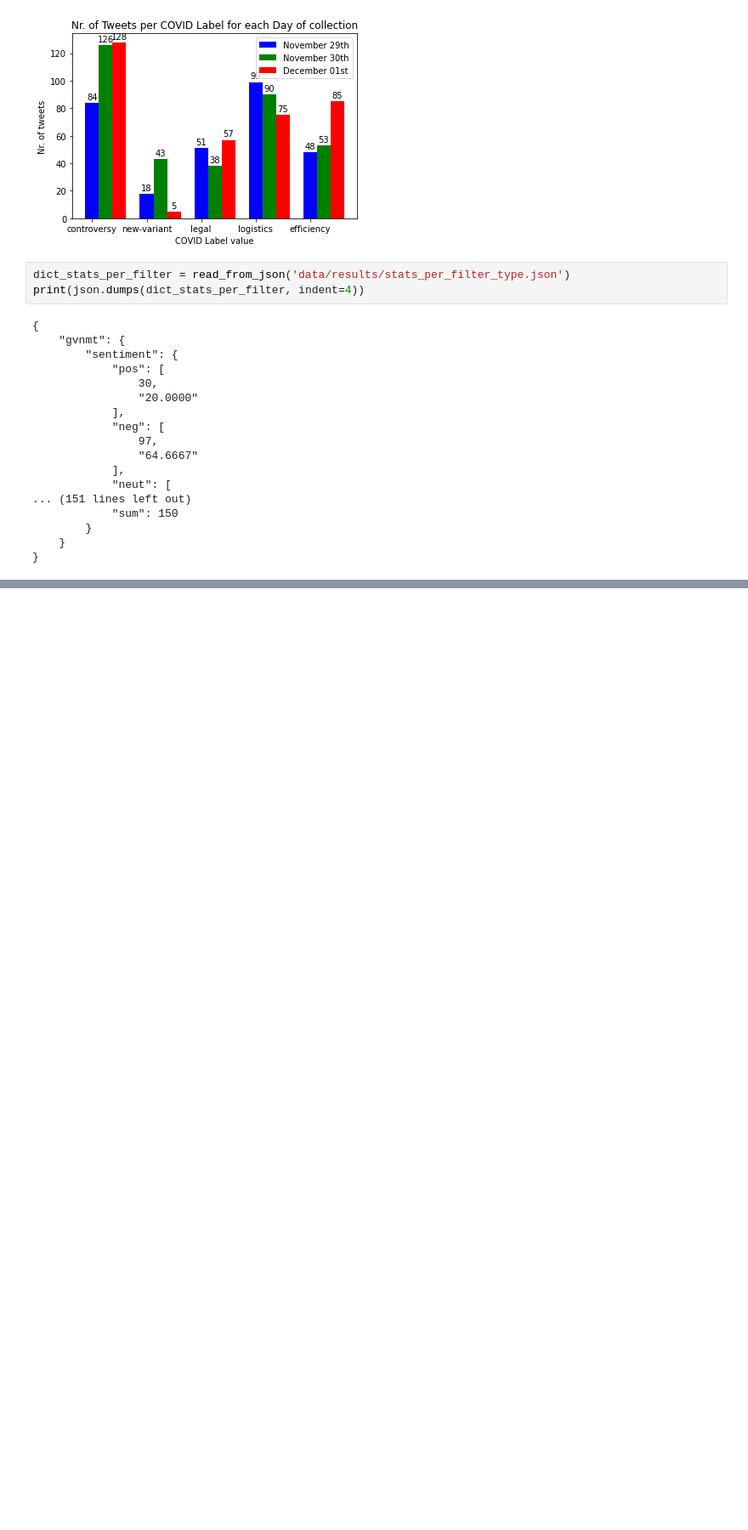
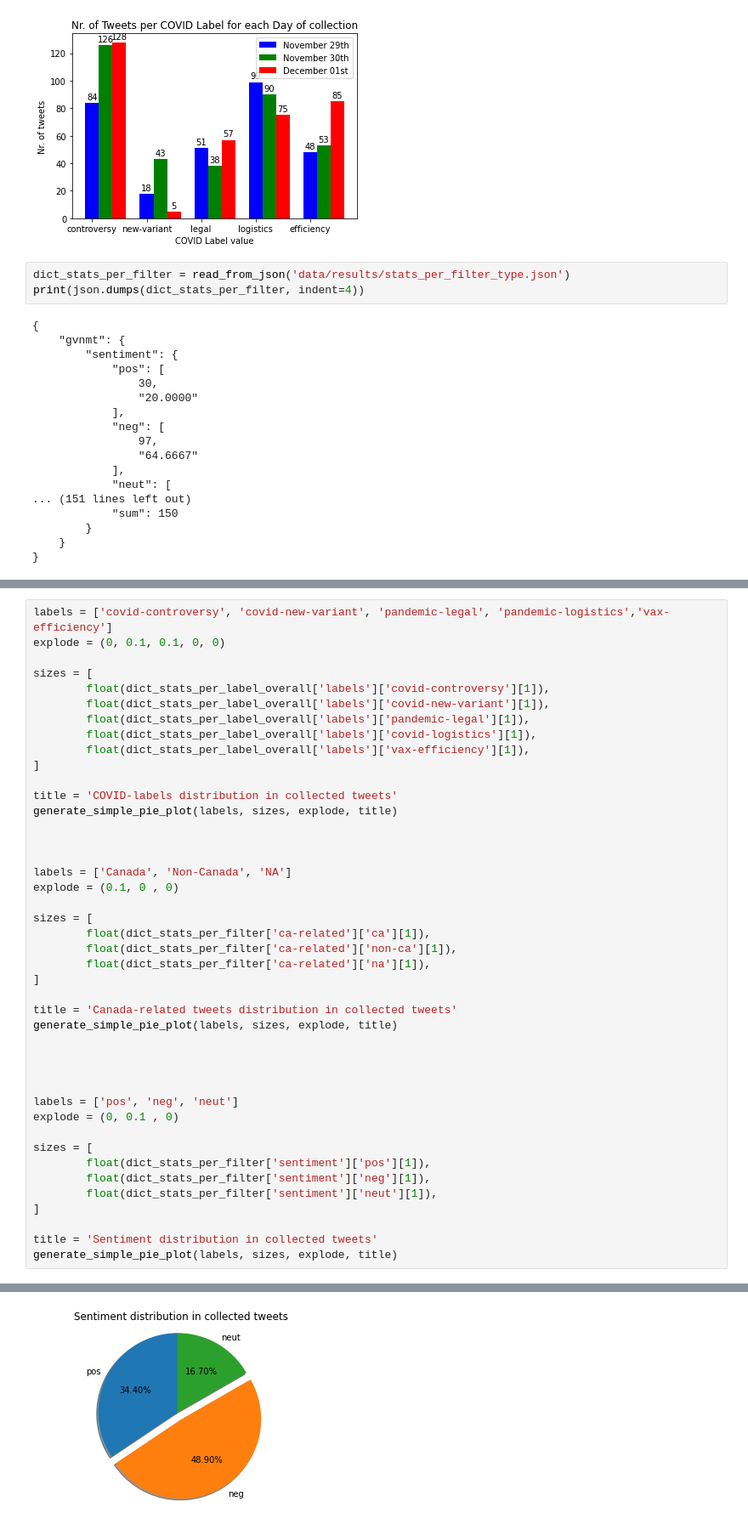
Before and after one commit to vBarbaros/comp598-final, a Jupyter notebook: src/twitter_covid_stats_visualize .ipynb, the cells around one changed output, grey strips where cells are left out. Shown at 85% size. Drawn from its saved outputs; the diff is of its cells as text; blank space fills up the shorter version.

Commit message:
Generate plots and pie charts

```diff
--- a/src/twitter_covid_stats_visualize .ipynb
+++ b/src/twitter_covid_stats_visualize .ipynb
@@ -431,0 +386,44 @@ generate_simple_pie_plot(labels, sizes, explode, title)
+# %%
+labels = ['covid-controversy', 'covid-new-variant', 'pandemic-legal', 'pandemic-logistics','vax-efficiency']
+explode = (0, 0.1, 0.1, 0, 0)
+
+sizes = [
+        float(dict_stats_per_label_overall['labels']['covid-controversy'][1]),
+        float(dict_stats_per_label_overall['labels']['covid-new-variant'][1]),
+        float(dict_stats_per_label_overall['labels']['pandemic-legal'][1]),
+        float(dict_stats_per_label_overall['labels']['covid-logistics'][1]),
+        float(dict_stats_per_label_overall['labels']['vax-efficiency'][1]),
+]
+
+title = 'COVID-labels distribution in collected tweets'
+generate_simple_pie_plot(labels, sizes, explode, title)
+
+
+
+labels = ['Canada', 'Non-Canada', 'NA']
+explode = (0.1, 0 , 0)
+
+sizes = [
+        float(dict_stats_per_filter['ca-related']['ca'][1]),
+        float(dict_stats_per_filter['ca-related']['non-ca'][1]),
+        float(dict_stats_per_filter['ca-related']['na'][1]),
+]
+
+title = 'Canada-related tweets distribution in collected tweets'
+generate_simple_pie_plot(labels, sizes, explode, title)
+
+
+
+
+labels = ['pos', 'neg', 'neut']
+explode = (0, 0.1 , 0)
+
+sizes = [
+        float(dict_stats_per_filter['sentiment']['pos'][1]),
+        float(dict_stats_per_filter['sentiment']['neg'][1]),
+        float(dict_stats_per_filter['sentiment']['neut'][1]),
+]
+
+title = 'Sentiment distribution in collected tweets'
+generate_simple_pie_plot(labels, sizes, explode, title)
+# %% [output]
@@ -431,0 +432 @@ generate_simple_pie_plot(labels, sizes, explode, title)
+[figure, added]
```
Also changed, not shown: parts of 10 cells of this notebook.
